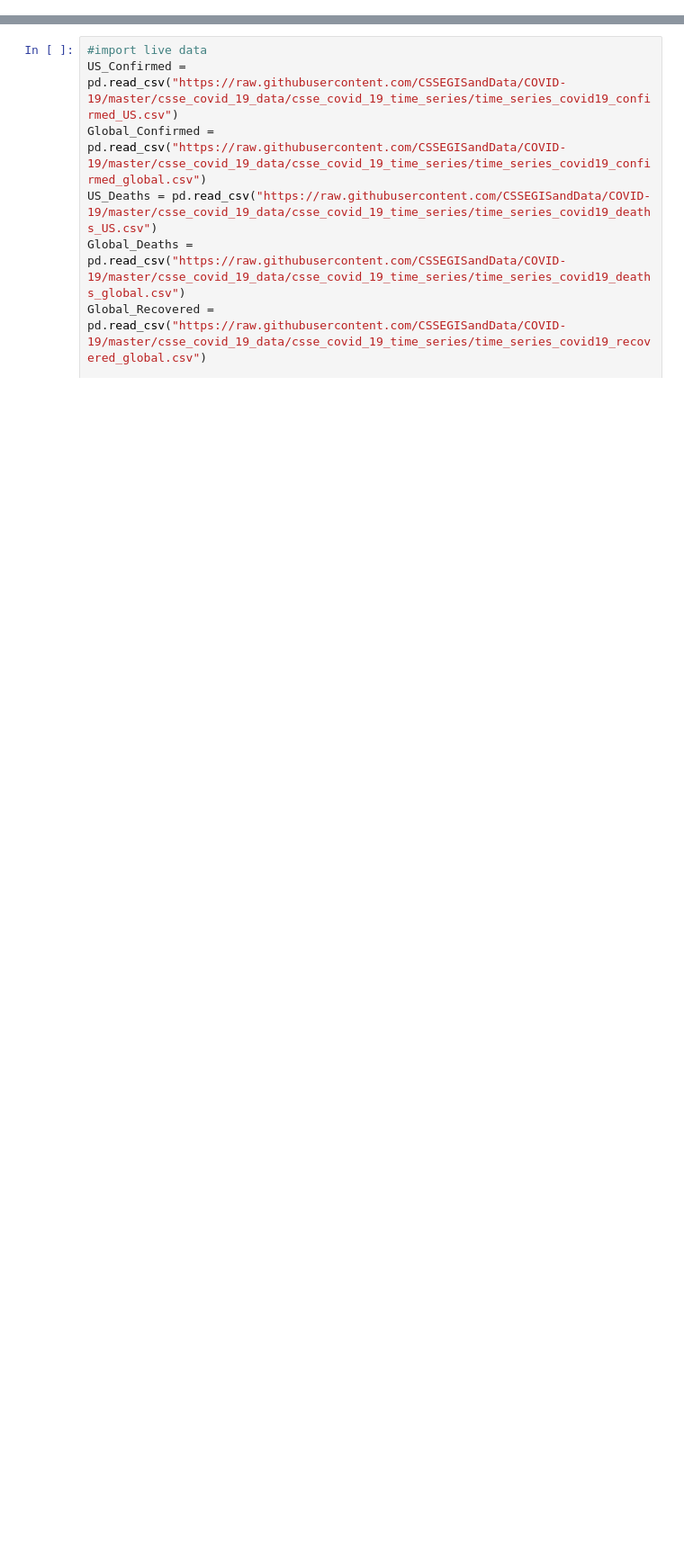
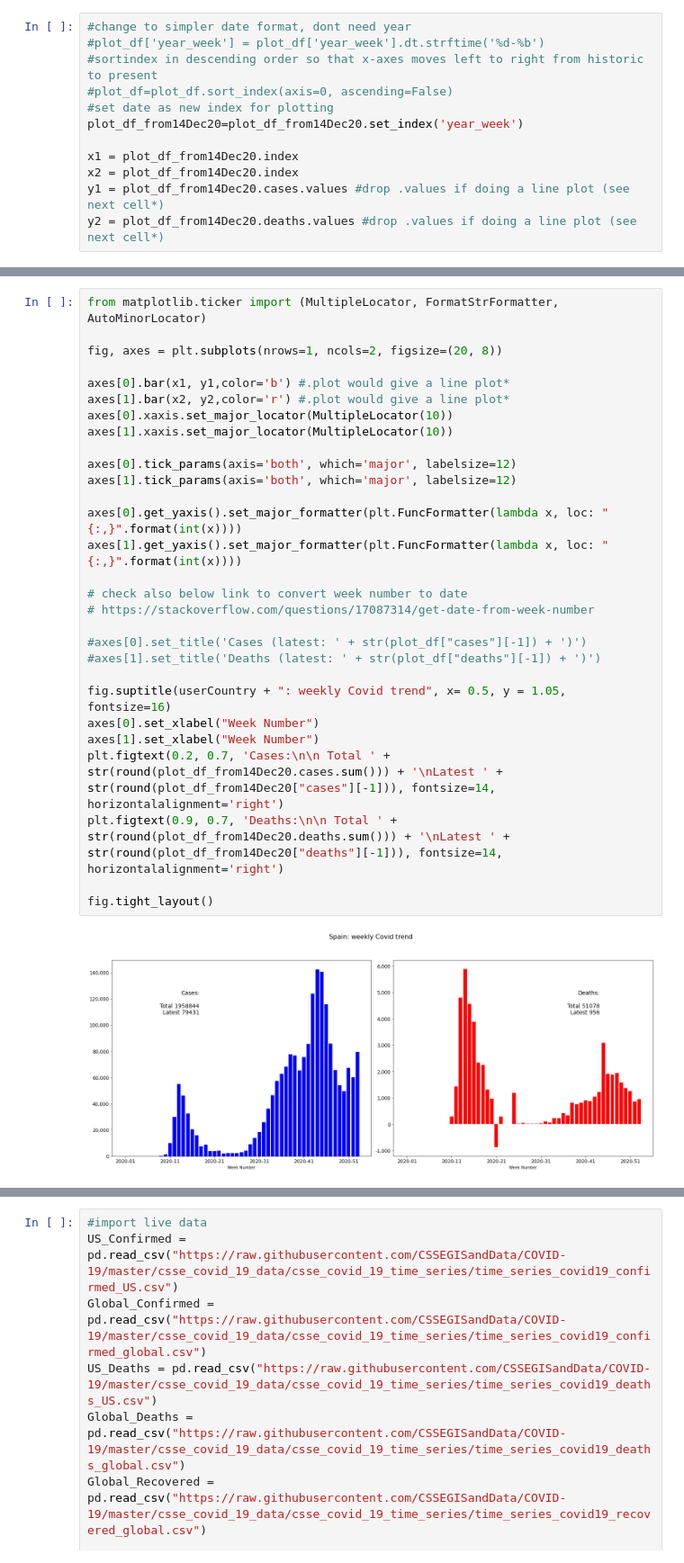
Before and after one commit to ChangingEnergy/Covid-19, a Jupyter notebook: Covid-19.ipynb, the cells around one changed output, grey strips where cells are left out. Shown: that part at 90% size. Drawn from its saved outputs; the diff is of its cells as text; blank space fills up the shorter version.

```diff
--- a/Covid-19.ipynb
+++ b/Covid-19.ipynb
@@ -155,0 +513,12 @@ fig.tight_layout()
+# %%
+#change to simpler date format, dont need year
+#plot_df['year_week'] = plot_df['year_week'].dt.strftime('%d-%b')
+#sortindex in descending order so that x-axes moves left to right from historic to present
+#plot_df=plot_df.sort_index(axis=0, ascending=False)
+#set date as new index for plotting
+plot_df_from14Dec20=plot_df_from14Dec20.set_index('year_week')
+
+x1 = plot_df_from14Dec20.index
+x2 = plot_df_from14Dec20.index
+y1 = plot_df_from14Dec20.cases.values #drop .values if doing a line plot (see next cell*)
+y2 = plot_df_from14Dec20.deaths.values #drop .values if doing a line plot (see next cell*)
@@ -155,0 +529,31 @@ fig.tight_layout()
+# %%
+from matplotlib.ticker import (MultipleLocator, FormatStrFormatter, AutoMinorLocator)
+
+fig, axes = plt.subplots(nrows=1, ncols=2, figsize=(20, 8))
+
+axes[0].bar(x1, y1,color='b') #.plot would give a line plot*
+axes[1].bar(x2, y2,color='r') #.plot would give a line plot*
+axes[0].xaxis.set_major_locator(MultipleLocator(10))
+axes[1].xaxis.set_major_locator(MultipleLocator(10))
+
+axes[0].tick_params(axis='both', which='major', labelsize=12)
+axes[1].tick_params(axis='both', which='major', labelsize=12)
+
+axes[0].get_yaxis().set_major_formatter(plt.FuncFormatter(lambda x, loc: "{:,}".format(int(x))))
+axes[1].get_yaxis().set_major_formatter(plt.FuncFormatter(lambda x, loc: "{:,}".format(int(x))))
+
+# check also below link to convert week number to date
+# https://stackoverflow.com/questions/17087314/get-date-from-week-number
+
+#axes[0].set_title('Cases (latest: ' + str(plot_df["cases"][-1]) + ')')
+#axes[1].set_title('Deaths (latest: ' + str(plot_df["deaths"][-1]) + ')')
+
+fig.suptitle(userCountry + ": weekly Covid trend", x= 0.5, y = 1.05, fontsize=16)
+axes[0].set_xlabel("Week Number")
+axes[1].set_xlabel("Week Number")
+plt.figtext(0.2, 0.7, 'Cases:\n\n Total ' + str(round(plot_df_from14Dec20.cases.sum())) + '\nLatest ' + str(round(plot_df_from14Dec20["cases"][-1])), fontsize=14, horizontalalignment='right')
+plt.figtext(0.9, 0.7, 'Deaths:\n\n Total ' + str(round(plot_df_from14Dec20.deaths.sum())) + '\nLatest ' + str(round(plot_df_from14Dec20["deaths"][-1])), fontsize=14, horizontalalignment='right')
+
+fig.tight_layout()
+# %% [output]
+[figure, added]
```
Also changed, not shown: parts of 51 cells of this notebook.
